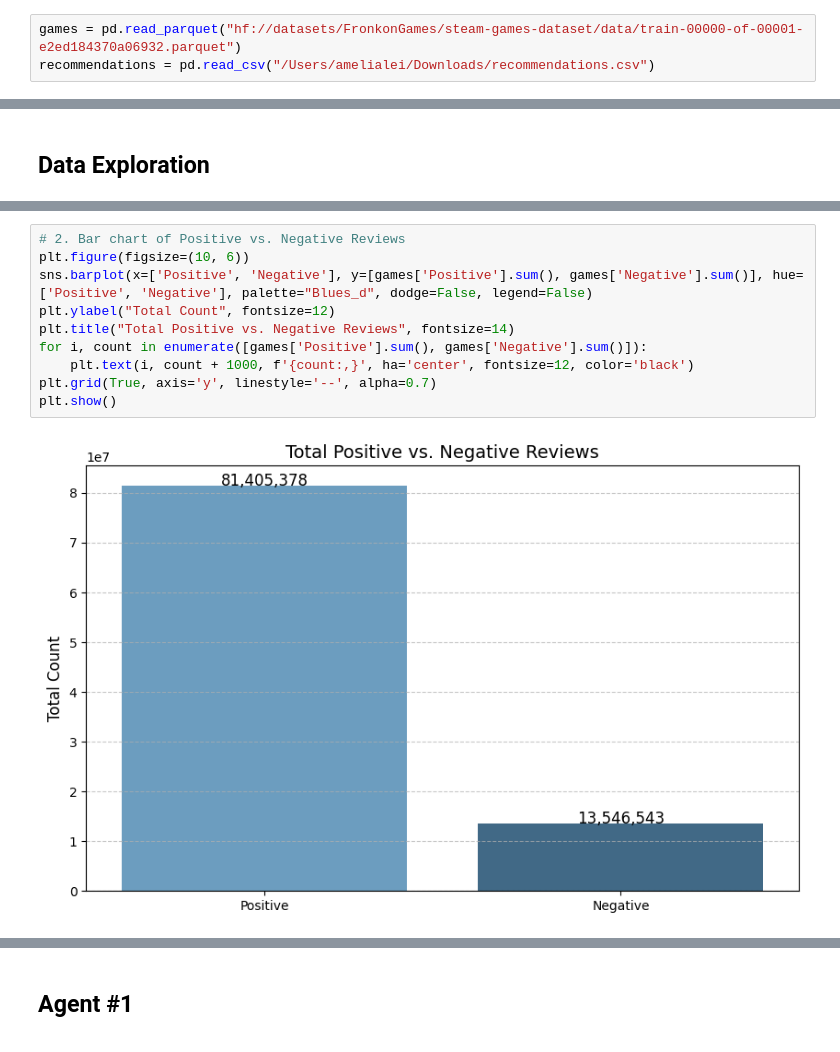
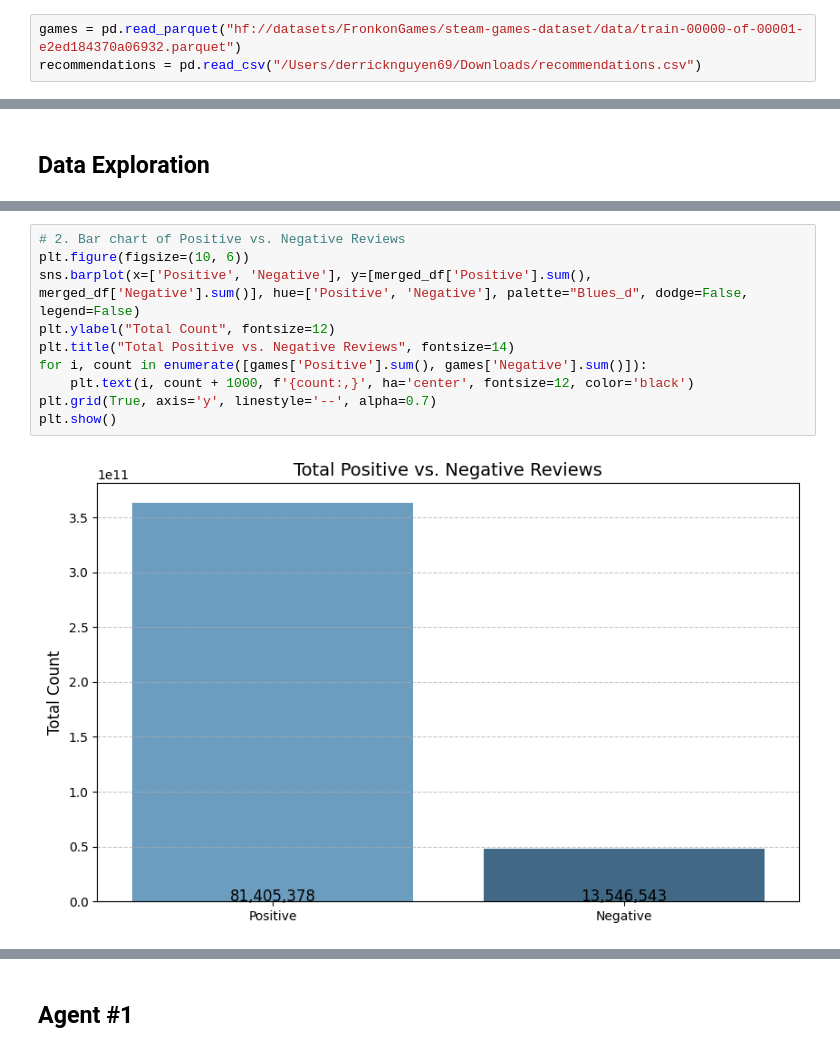
Before and after one commit to derricknguyen12/cse150a_project, a Jupyter notebook: proj.ipynb, the cells around one changed output, grey strips where cells are left out. Saved outputs shown, nothing was run; the diff lists cells and outputs as text.

```diff
--- a/proj.ipynb
+++ b/proj.ipynb
@@ -5,7 +5,7 @@ import seaborn as sns
 from collections import Counter
 # %%
 games = pd.read_parquet("hf://datasets/FronkonGames/steam-games-dataset/data/train-00000-of-00001-e2ed184370a06932.parquet")
-recommendations = pd.read_csv("/Users/amelialei/Downloads/recommendations.csv")
+recommendations = pd.read_csv("/Users/derricknguyen69/Downloads/recommendations.csv")
 # %%
 games.head(5)
 # %% [output]
@@ -308,15 +321,15 @@ plt.show()
 # %%
 # 2. Bar chart of Positive vs. Negative Reviews
 plt.figure(figsize=(10, 6))
-sns.barplot(x=['Positive', 'Negative'], y=[games['Positive'].sum(), games['Negative'].sum()], hue=['Positive', 'Negative'], palette="Blues_d", dodge=False, legend=False)
+sns.barplot(x=['Positive', 'Negative'], y=[merged_df['Positive'].sum(), merged_df['Negative'].sum()], hue=['Positive', 'Negative'], palette="Blues_d", dodge=False, legend=False)
 plt.ylabel("Total Count", fontsize=12)
 plt.title("Total Positive vs. Negative Reviews", fontsize=14)
 for i, count in enumerate([games['Positive'].sum(), games['Negative'].sum()]):
     plt.text(i, count + 1000, f'{count:,}', ha='center', fontsize=12, color='black')
 plt.grid(True, axis='y', linestyle='--', alpha=0.7)
 plt.show()
 # %% [output]
-[figure, old version]
+[figure, new version]
 # %%
 # 3. Boxplot of Game Prices
 plt.figure(figsize=(10, 6))
```
Also changed, not shown: parts of 18 cells of this notebook.
